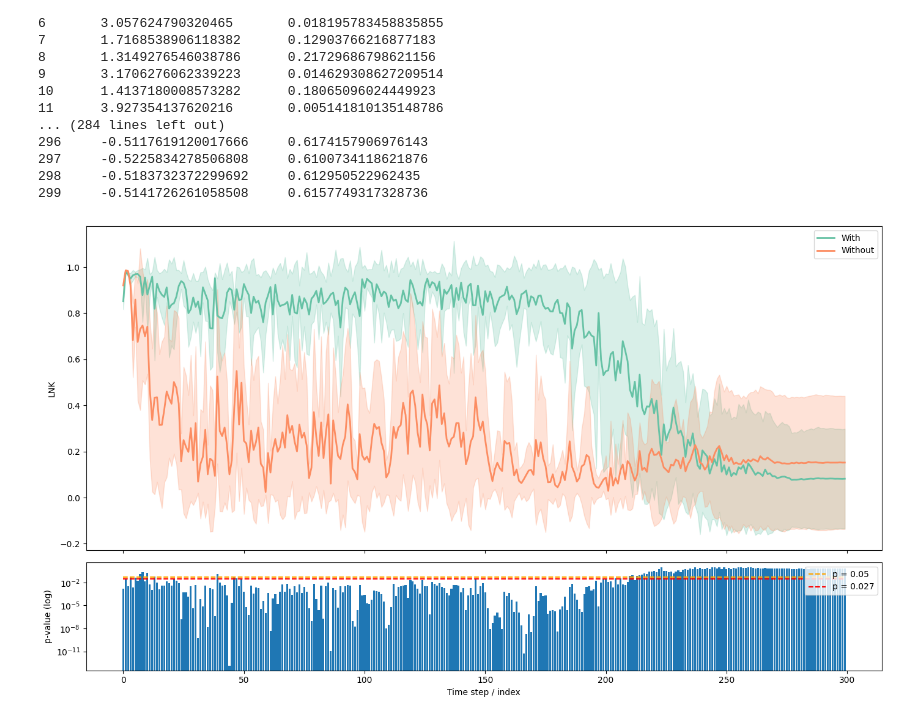
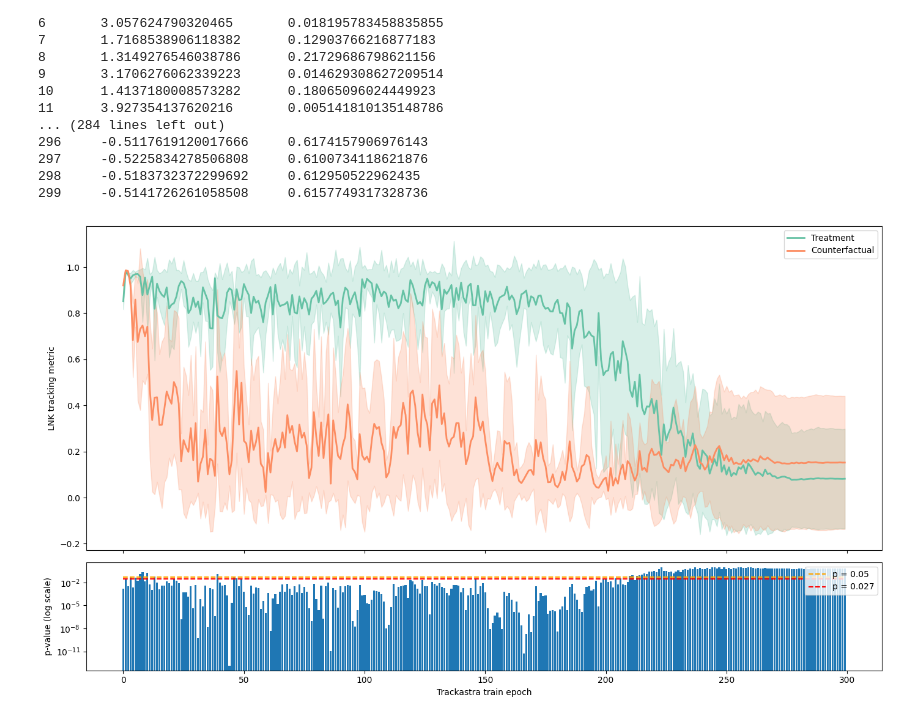
Before and after one commit to cdalinghaus-mthesis/figures, a Jupyter notebook: embedding_effects/stats_dic.ipynb, the cells around one changed output. Saved outputs shown, nothing was run; the diff lists cells and outputs as text; code cells hidden in the pictures.

Commit message:
Update stats plots

```diff
--- a/embedding_effects/stats_dic.ipynb
+++ b/embedding_effects/stats_dic.ipynb
@@ -349,36 +349,36 @@ for idx in range(minlen):
 
 x = np.arange(minlen)
 
 # -------------------------
 # 4) Build the combined figure (top: means; bottom: significance)
 # -------------------------
 fig, (ax_top, ax_bottom) = plt.subplots(
     2, 1, figsize=(14, 8),
     sharex=True,
     gridspec_kw={"height_ratios": [3, 1]}
 )
 
 # --- TOP ---
-plot_mean_shaded(ax_top, withs, ca, "With")
-plot_mean_shaded(ax_top, withouts, cb, "Without")
-ax_top.set_ylabel("LNK")  # or "Score" / your metric name
+plot_mean_shaded(ax_top, withs, ca, "Treatment")
+plot_mean_shaded(ax_top, withouts, cb, "Counterfactual")
+ax_top.set_ylabel("LNK tracking metric")  # or "Score" / your metric name
 # Optional: uncomment if you want the same y-limits as your example
 # ax_top.set_ylim(0.90, 1.0)
 ax_top.legend(loc="best")
 
 # --- BOTTOM ---
 ax_bottom.bar(x, pvals)
 ax_bottom.set_yscale("log")
-ax_bottom.set_ylabel("p-value (log)")
-ax_bottom.set_xlabel("Time step / index")
+ax_bottom.set_ylabel("p-value (log scale)")
+ax_bottom.set_xlabel("Trackastra train epoch")
 
 # threshold lines
 ax_bottom.hlines(0.05, x.min(), x.max(), color="orange", linestyle="--", label="p = 0.05")
 ax_bottom.hlines(0.027, x.min(), x.max(), color="red", linestyle="--", label="p = 0.027")
 ax_bottom.legend(loc="upper right")
 
 fig.tight_layout()
 plt.savefig("fin_time_DIC.pdf", bbox_inches="tight")
 plt.show()
 # %% [output]
-[figure, old version]
+[figure, new version]
```
Also changed, not shown: 2 other files.
